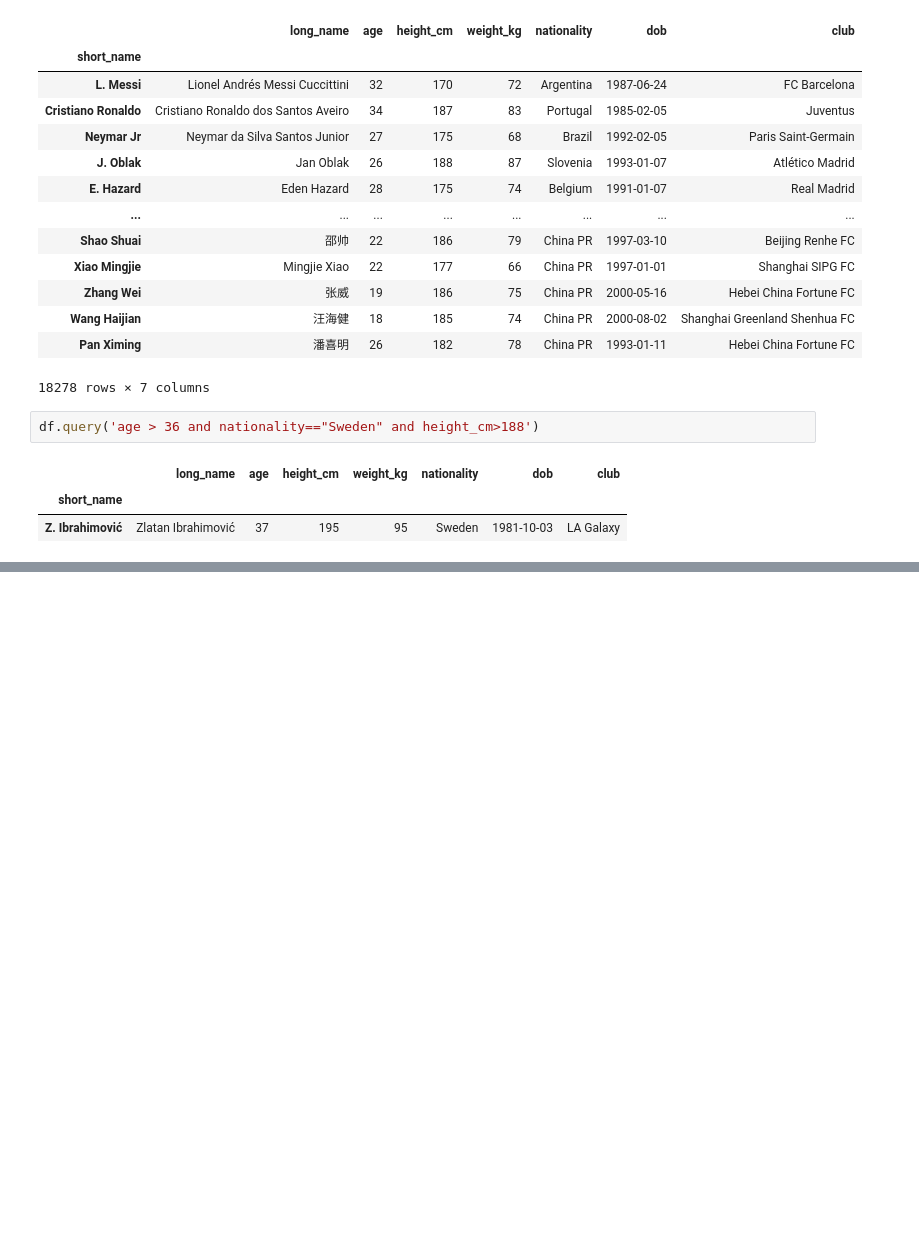
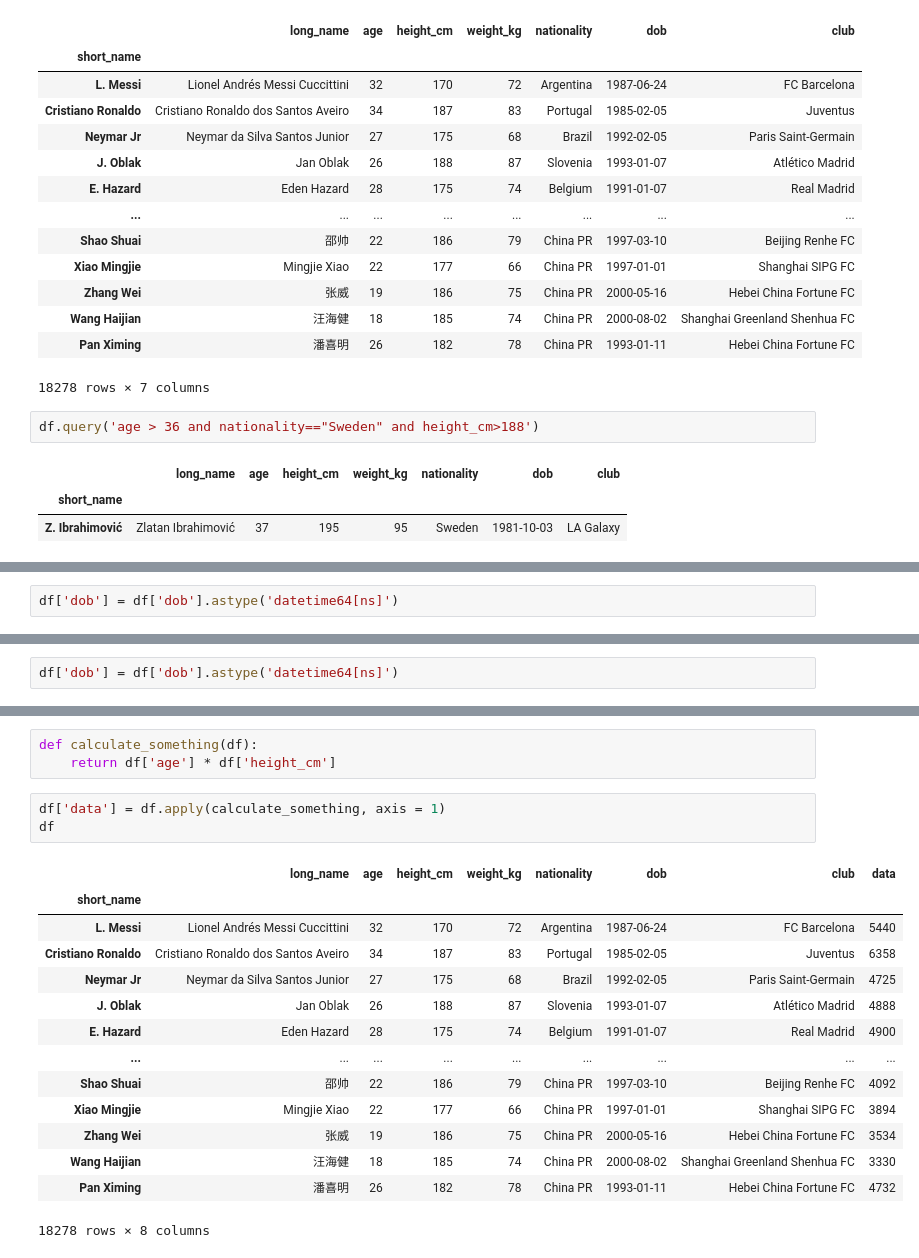
Before and after one commit to Stan-is-the-man/Data_science_bootcamp_2023, a Jupyter notebook: sd_data_extraction.ipynb, the cells around one changed output, grey strips where cells are left out. Cells and saved outputs as stored; diff of their text form; blank space fills up the shorter version.

Commit message:
'.apply() - builtin and custom func'

```diff
--- a/sd_data_extraction.ipynb
+++ b/sd_data_extraction.ipynb
@@ -605,0 +622,2 @@ df.query('age > 36 and nationality=="Sweden" and height_cm>110 and age==37')
+# %%
+df['dob'] = df['dob'].astype('datetime64[ns]')
@@ -605,0 +675,2 @@ df.query('age > 36 and nationality=="Sweden" and height_cm>110 and age==37')
+# %%
+df['dob'] = df['dob'].astype('datetime64[ns]')
@@ -605,0 +739,21 @@ df.query('age > 36 and nationality=="Sweden" and height_cm>110 and age==37')
+# %%
+def calculate_something(df):
+    return df['age'] * df['height_cm']
+# %%
+df['data'] = df.apply(calculate_something, axis = 1)
+df
+# %% [output]
+|  | long_name | age | height_cm | weight_kg | nationality | dob | club | data |
+| short_name |  |  |  |  |  |  |  |  |
+| L. Messi | Lionel Andrés Messi Cuccittini | 32 | 170 | 72 | Argentina | 1987-06-24 | FC Barcelona | 5440 |
+| Cristiano Ronaldo | Cristiano Ronaldo dos Santos Aveiro | 34 | 187 | 83 | Portugal | 1985-02-05 | Juventus | 6358 |
+| Neymar Jr | Neymar da Silva Santos Junior | 27 | 175 | 68 | Brazil | 1992-02-05 | Paris Saint-Germain | 4725 |
+| J. Oblak | Jan Oblak | 26 | 188 | 87 | Slovenia | 1993-01-07 | Atlético Madrid | 4888 |
+| E. Hazard | Eden Hazard | 28 | 175 | 74 | Belgium | 1991-01-07 | Real Madrid | 4900 |
+| ... | ... | ... | ... | ... | ... | ... | ... | ... |
+| Shao Shuai | 邵帅 | 22 | 186 | 79 | China PR | 1997-03-10 | Beijing Renhe FC | 4092 |
+| Xiao Mingjie | Mingjie Xiao | 22 | 177 | 66 | China PR | 1997-01-01 | Shanghai SIPG FC | 3894 |
+| Zhang Wei | 张威 | 19 | 186 | 75 | China PR | 2000-05-16 | Hebei China Fortune FC | 3534 |
+| Wang Haijian | 汪海健 | 18 | 185 | 74 | China PR | 2000-08-02 | Shanghai Greenland Shenhua FC | 3330 |
+| Pan Ximing | 潘喜明 | 26 | 182 | 78 | China PR | 1993-01-11 | Hebei China Fortune FC | 4732 |
+18278 rows × 8 columns
```
Also changed, not shown: parts of 11 cells of this notebook.
